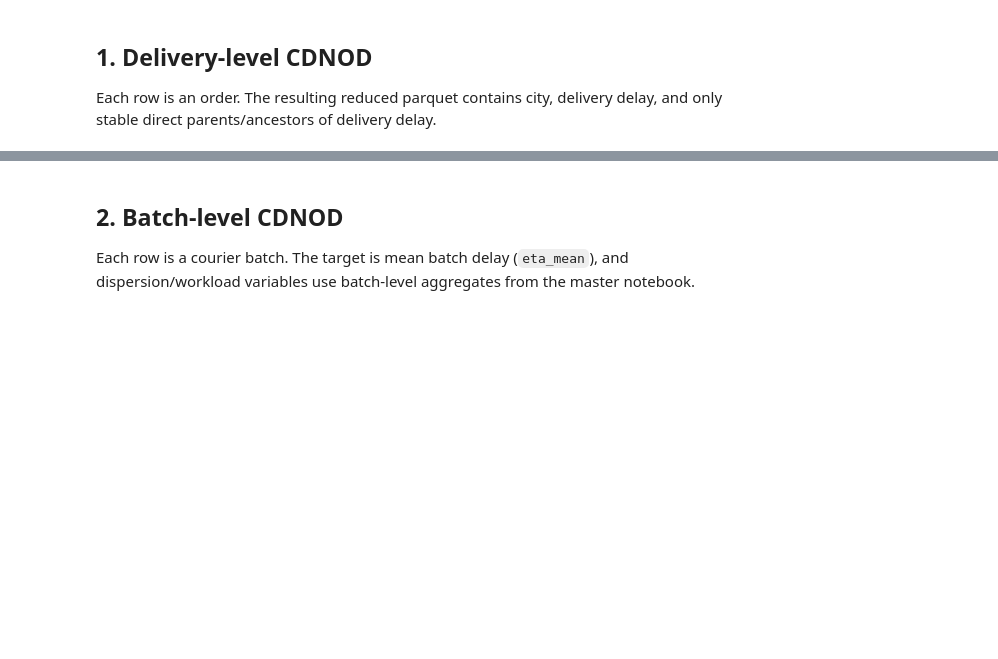
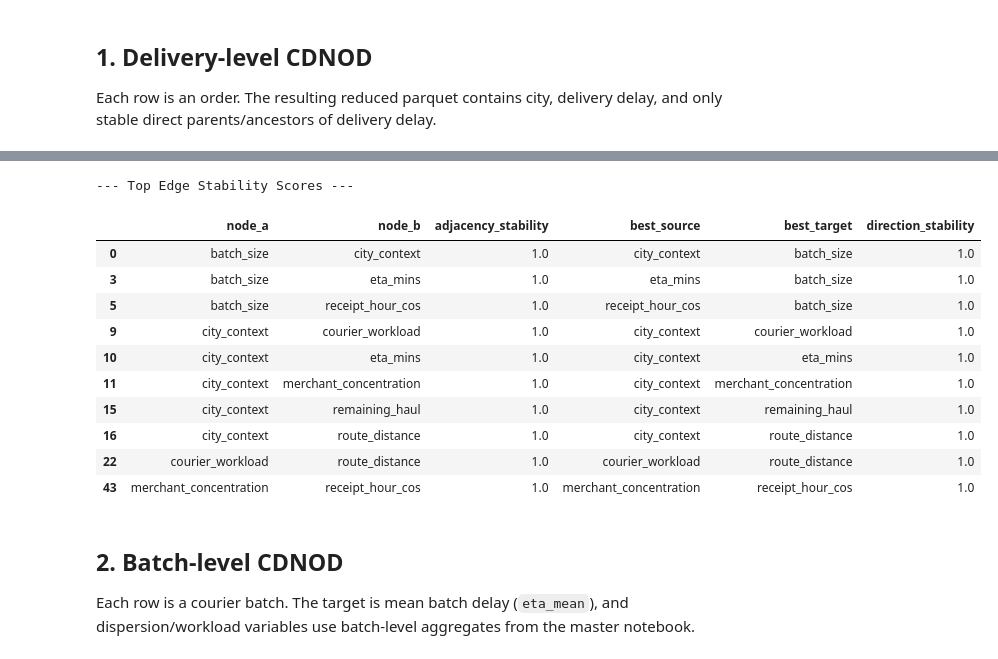
Before and after one commit to aymuos/endgame, a Jupyter notebook: 04_cdnod.ipynb, the cells around one changed output, grey strips where cells are left out. Cells and saved outputs as stored; diff of their text form; code cells hidden in the pictures; blank space fills up the shorter version.

Commit message:
CDNOD is not working

```diff
--- a/04_cdnod.ipynb
+++ b/04_cdnod.ipynb
@@ -155,7 +165,7 @@ def load_three_city_level(level, data_dir=DATA_DIR):
     return pd.concat(frames, ignore_index=True, sort=False), used_paths
 
 
-for level in ('delivery', 'batch'):
+for level in ('delivery',):
     preview, paths = load_three_city_level(level)
     print(f'{level:8s}: {preview.shape} | cities={preview.city.value_counts().to_dict()}')
     print('  sources:', [str(p) for p in paths])
@@ -286,9 +313,7 @@ def stratified_bootstrap_indices(city_labels, rng):
         idx.extend(rng.choice(city_idx, size=len(city_idx), replace=True))
     return np.asarray(idx, dtype=int)
 
-
 def bootstrap_cdnod(X, c_indx, city_labels, variable_names, n_bootstraps=N_BOOTSTRAPS):
-    """Estimate adjacency and direction stability across city-stratified resamples."""
     records = []
     successful_bootstraps = 0
     local_rng = np.random.default_rng(RANDOM_SEED)
@@ -296,7 +321,8 @@ def bootstrap_cdnod(X, c_indx, city_labels, variable_names, n_bootstraps=N_BOOTS
     for b in range(n_bootstraps):
         idx = stratified_bootstrap_indices(city_labels, local_rng)
         try:
-            cg_b = run_cdnod(X[idx], c_indx[idx], show_progress=False)
+            # Pass variable_names to apply background knowledge constraints
+            cg_b = run_cdnod(X[idx], c_indx[idx], show_progress=False, variable_names=variable_names)
             edges_b, _ = extract_edges(cg_b, variable_names)
             successful_bootstraps += 1
             for row in edges_b.itertuples(index=False):
@@ -310,33 +336,20 @@ def bootstrap_cdnod(X, c_indx, city_labels, variable_names, n_bootstraps=N_BOOTS
                     'edge_type': row.edge_type,
                 })
         except Exception as exc:
-            print(f'Bootstrap {b} failed: {type(exc).__name__}: {exc}')
+            print(f'Bootstrap {b} failed: {exc}')
 
         if (b + 1) % 10 == 0 or b == n_bootstraps - 1:
             print(f'  completed {b + 1}/{n_bootstraps} bootstraps')
 
     rec = pd.DataFrame(records)
-    if rec.empty:
-        return pd.DataFrame(columns=['node_a', 'node_b', 'adjacency_stability', 'best_source', 'best_target', 'direction_stability'])
-
+    if rec.empty: return pd.DataFrame()
     completed = max(successful_bootstraps, 1)
-    adjacency = (
-        rec.groupby(['node_a', 'node_b']).bootstrap.nunique()
-        .div(completed).rename('adjacency_stability').reset_index()
-    )
+    adjacency = rec.groupby(['node_a', 'node_b']).bootstrap.nunique().div(completed).rename('adjacency_stability').reset_index()
     directed = rec[rec.edge_type == 'directed']
     if directed.empty:
-        adjacency['best_source'] = None
-        adjacency['best_target'] = None
-        adjacency['direction_stability'] = 0.0
+        adjacency['best_source'], adjacency['best_target'], adjacency['direction_stability'] = None, None, 0.0
         return adjacency
-
-    direction_counts = (
-        directed.groupby(['node_a', 'node_b', 'source', 'target']).bootstrap.nunique()
-        .rename('directed_count').reset_index()
-        .sort_values('directed_count', ascending=False)
-        .drop_duplicates(['node_a', 'node_b'])
-    )
+    direction_counts = directed.groupby(['node_a', 'node_b', 'source', 'target']).bootstrap.nunique().rename('directed_count').reset_index().sort_values('directed_count', ascending=False).drop_duplicates(['node_a', 'node_b'])
     result = adjacency.merge(direction_counts, on=['node_a', 'node_b'], how='left')
     result['direction_stability'] = result['directed_count'].fillna(0) / completed
     return result.rename(columns={'source': 'best_source', 'target': 'best_target'}).drop(columns=['directed_count'])
@@ -406,7 +419,8 @@ def run_level_pipeline(level):
     target = TARGETS[level]
 
     print(f'\nRunning full-sample CDNOD for {level} level...')
-    cg = run_cdnod(X, c_indx, show_progress=True)
+    # Pass variable_names to enable background knowledge constraints
+    cg = run_cdnod(X, c_indx, show_progress=True, variable_names=variable_names)
     full_edges, graph_names = extract_edges(cg, variable_names)
     display(full_edges)
 
@@ -471,3 +531,22 @@ delivery_results = run_level_pipeline('delivery')
+# %%
+print('--- Top Edge Stability Scores ---')
+if 'delivery_results' in globals():
+    display(delivery_results['stability'].sort_values('adjacency_stability', ascending=False).head(10))
+else:
+    print('delivery_results not found. Please ensure the delivery-run cell finished executing.')
+# %% [output]
+--- Top Edge Stability Scores ---
+|  | node_a | node_b | adjacency_stability | best_source | best_target | direction_stability |
+| 0 | batch_size | city_context | 1.0 | city_context | batch_size | 1.0 |
+| 3 | batch_size | eta_mins | 1.0 | eta_mins | batch_size | 1.0 |
+| 5 | batch_size | receipt_hour_cos | 1.0 | receipt_hour_cos | batch_size | 1.0 |
+| 9 | city_context | courier_workload | 1.0 | city_context | courier_workload | 1.0 |
+| 10 | city_context | eta_mins | 1.0 | city_context | eta_mins | 1.0 |
+| 11 | city_context | merchant_concentration | 1.0 | city_context | merchant_concentration | 1.0 |
+| 15 | city_context | remaining_haul | 1.0 | city_context | remaining_haul | 1.0 |
+| 16 | city_context | route_distance | 1.0 | city_context | route_distance | 1.0 |
+| 22 | courier_workload | route_distance | 1.0 | courier_workload | route_distance | 1.0 |
+| 43 | merchant_concentration | receipt_hour_cos | 1.0 | merchant_concentration | receipt_hour_cos | 1.0 |
 # %% [markdown]
 ## 2. Batch-level CDNOD
 
```
Also changed, not shown: parts of 7 cells of this notebook.
